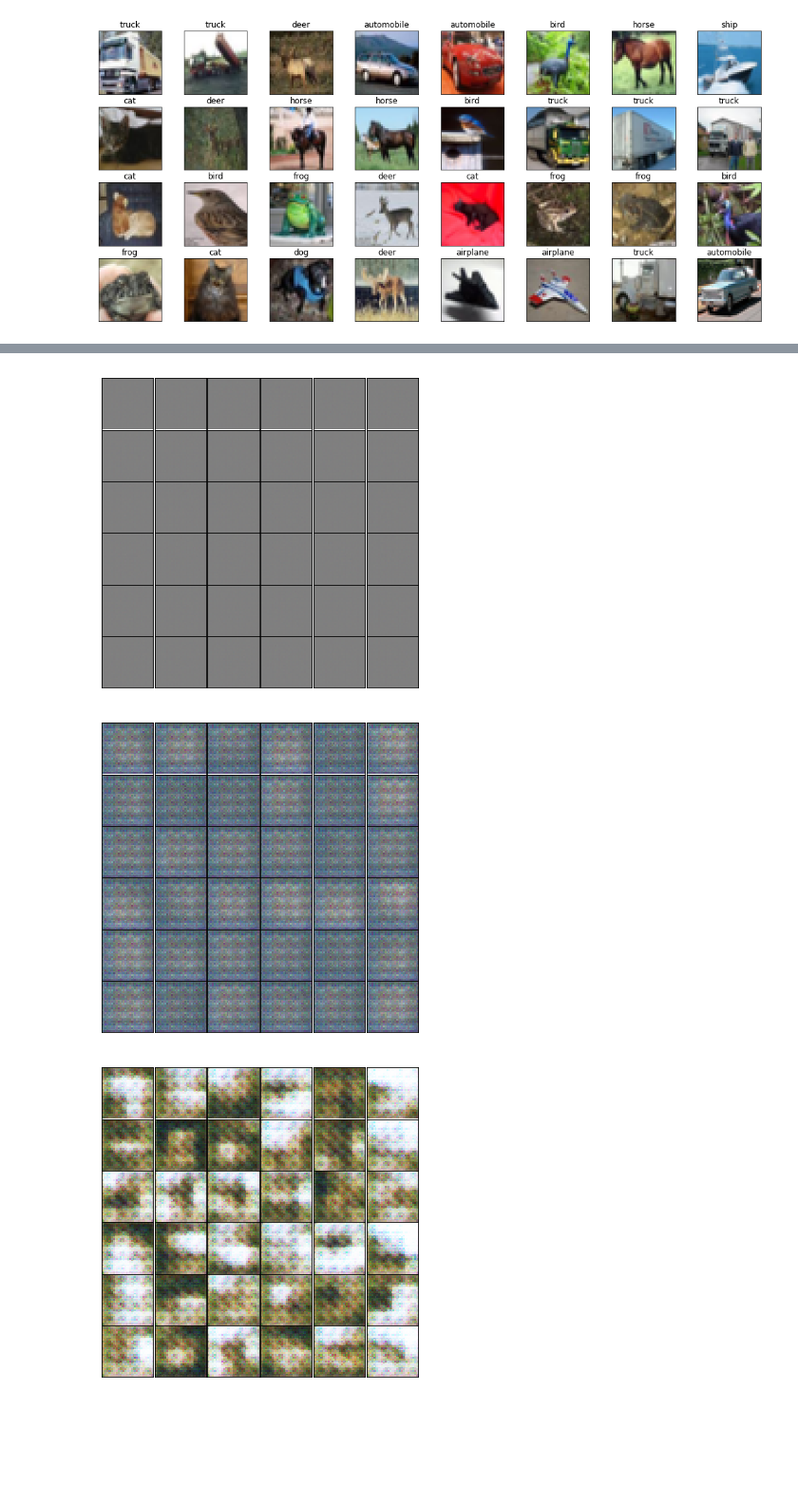
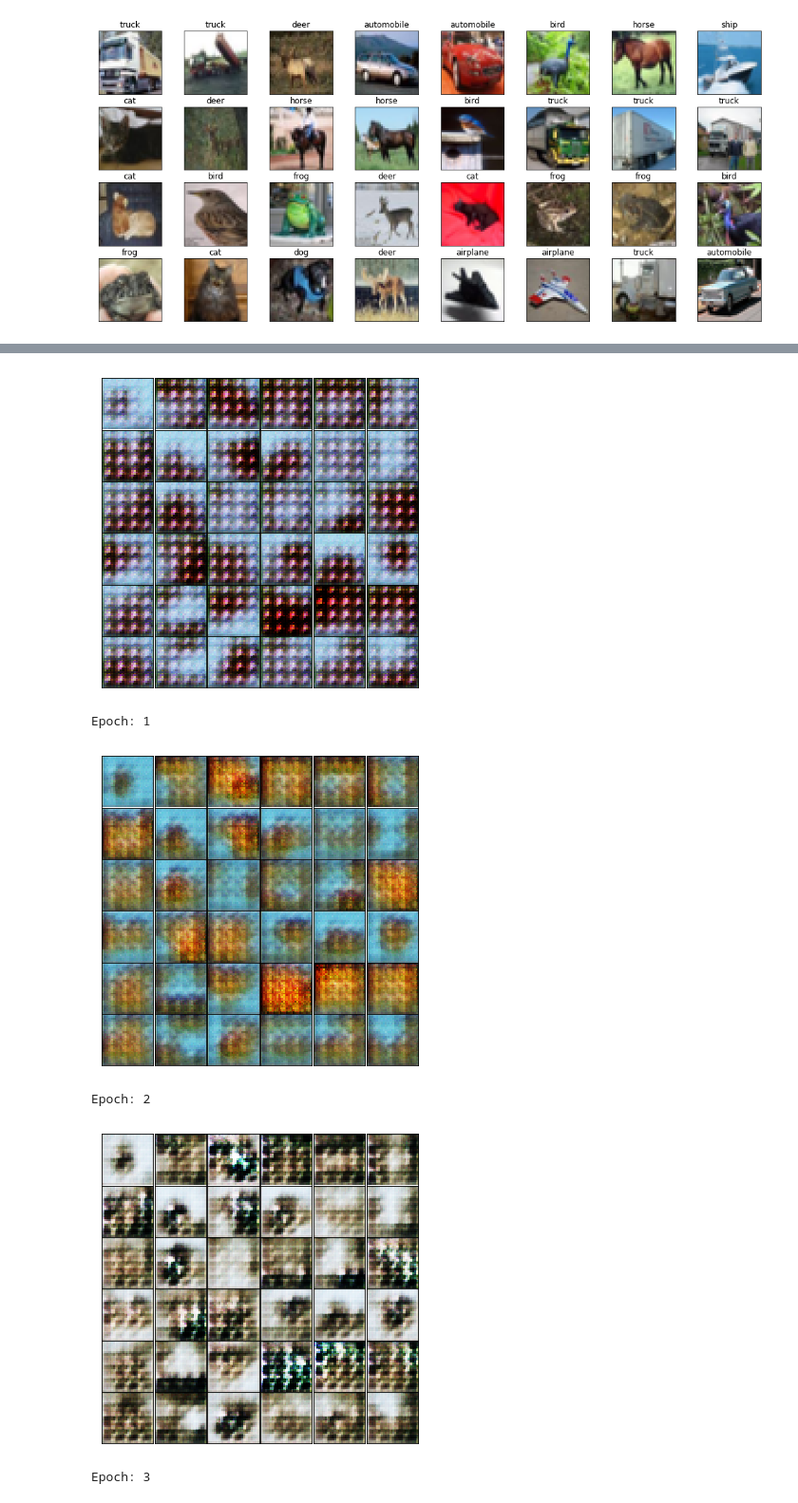
Before and after one commit to sthalles/blog-resources, a Jupyter notebook: sagan/Eager_SAGAN.ipynb, the cells around one changed output, grey strips where cells are left out. Shown at 95% size. Drawn from its saved outputs; the diff is of its cells as text; code cells hidden in the pictures; blank space fills up the shorter version.

Commit message:
finished spectral normalization

```diff
--- a/sagan/Eager_SAGAN.ipynb
+++ b/sagan/Eager_SAGAN.ipynb
@@ -117,6 +117,16 @@ class SelfAttention(tf.keras.Model):
     return tf.reshape(y, input_shape)
 # %% [markdown]
 ![alt text](images/sngan_network_architecture.png)
+# %%
+z_size = 128
+learning_rate_generator = 0.0001
+learning_rate_discriminator = 0.0004
+batch_size = 100
+alpha = 0.1
+beta1 = 0.0
+beta2 = 0.9
+bn_momentum = 0.1
+bn_epsilon  = 0.00002
 # %%
 class Generator(tf.keras.Model):
   def __init__(self):
@@ -129,14 +139,14 @@ class Generator(tf.keras.Model):
     self.transp_conv1 = tf.keras.layers.Conv2DTranspose(256, 4, strides=2, padding="SAME", activation=None)
 
     # BN + ReLU
-    self.bn1 = tf.keras.layers.BatchNormalization(scale=False)
+    self.bn1 = tf.keras.layers.BatchNormalization(scale=False, epsilon=bn_epsilon, momentum=bn_momentum)
     self.activation1 = tf.keras.layers.Activation(activation='relu')
 
     # resulting shape: (batch, 16, 16, 128)
     self.transp_conv2 = tf.keras.layers.Conv2DTranspose(128, 4, strides=2, padding="SAME", activation=None)
 
     # BN + ReLU
-    self.bn2 = tf.keras.layers.BatchNormalization(scale=False)
+    self.bn2 = tf.keras.layers.BatchNormalization(scale=False, epsilon=bn_epsilon, momentum=bn_momentum)
     self.activation2 = tf.keras.layers.Activation(activation='relu')
 
     # pass the number of filters of the current feature volume
@@ -145,7 +155,7 @@ class Generator(tf.keras.Model):
     # resulting shape: (batch, 32, 32, 3)
     self.transp_conv3 = tf.keras.layers.Conv2DTranspose(64, 4, strides=2, padding="SAME", activation=None)
 
-    self.bn3 = tf.keras.layers.BatchNormalization(scale=False)
+    self.bn3 = tf.keras.layers.BatchNormalization(scale=False, epsilon=bn_epsilon, momentum=bn_momentum)
     self.activation3 = tf.keras.layers.Activation(activation='relu')
 
     self.conv = tf.keras.layers.Conv2D(3, 3, strides=1, padding='SAME', activation=None)
@@ -239,14 +251,6 @@ class Discriminator(tf.keras.Model):
     flat = self.flatten(activation7)
     logits = self.fc1(flat)
     return logits
-# %%
-z_size = 128
-learning_rate_generator = 0.0001
-learning_rate_discriminator = 0.0004
-batch_size = 128
-alpha = 0.1
-beta1 = 0.0
-beta2 = 0.9
 # %%
 generator_net = Generator()
 discriminator_net = Discriminator(alpha=alpha)
@@ -287,44 +291,49 @@ def display_images(dataset, figsize=(6,6), denomalize=True):
 # generate sample noise for evaluation
 fake_input_test = tf.random_uniform(shape=(36, z_size),
                                  minval=-1.0, maxval=1.0, dtype=tf.float32)
-
+epoch = 0
 for counter, (batch_real_images, batch_real_labels) in enumerate(train_dataset):
   fake_input = tf.random_uniform(shape=(batch_size, z_size),
                                  minval=-1.0, maxval=1.0, dtype=tf.float32)
 
 
   batch_real_images = tf.to_float(batch_real_images)
   with tf.GradientTape() as g_tape, tf.GradientTape() as d_tape:
 
     # run the generator with the random noise batch
     g_model = generator_net(fake_input, is_training=True)
 
     # run the discriminator with real input images
     d_logits_real = discriminator_net(batch_real_images, is_training=True)
 
     # run the discriminator with fake input images (images from the generator)
     d_logits_fake = discriminator_net(g_model, is_training=True)
 
     # compute the generator loss
     gen_loss = generator_loss(d_logits_fake)
 
     # compute the discriminator loss
     dis_loss = discriminator_loss(d_logits_real, d_logits_fake)
 
     #print("Generator loss:", gen_loss, "Discriminator loss:", dis_loss)
 
-  if counter % 300 == 0:
-    generated_samples = generator_net(fake_input_test, is_training=False)
-    display_images(generated_samples.numpy())
-
   discriminator_grads = d_tape.gradient(dis_loss, discriminator_net.variables)
   generator_grads = g_tape.gradient(gen_loss, generator_net.variables)
 
   discriminator_optimizer.apply_gradients(zip(discriminator_grads, discriminator_net.variables), global_step=global_counter)
   generator_optimizer.apply_gradients(zip(generator_grads, generator_net.variables), global_step=global_counter)
 
   counter += 1
+
+  if counter % 500 == 0:
+    generated_samples = generator_net(fake_input_test, is_training=False)
+    display_images(generated_samples.numpy())
+    epoch += 1
+    print("Epoch:", epoch)
 # %% [output]
-[figure, old version]
+[figure, new version]
+Epoch: 1
-[figure, old version]
+[figure, new version]
+Epoch: 2
-[figure, old version]
+[figure, new version]
+Epoch: 3
```
Also changed, not shown: parts of 3 cells of this notebook, 1 other file.
